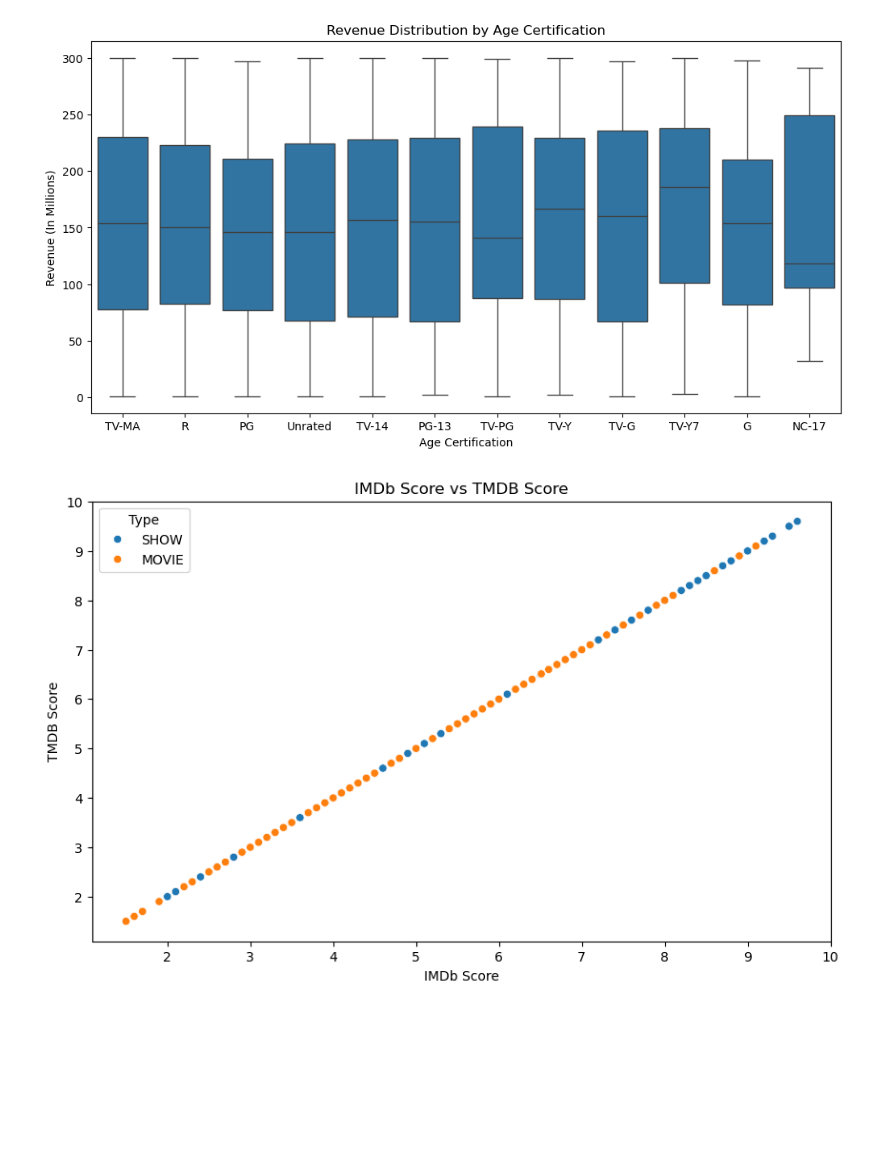
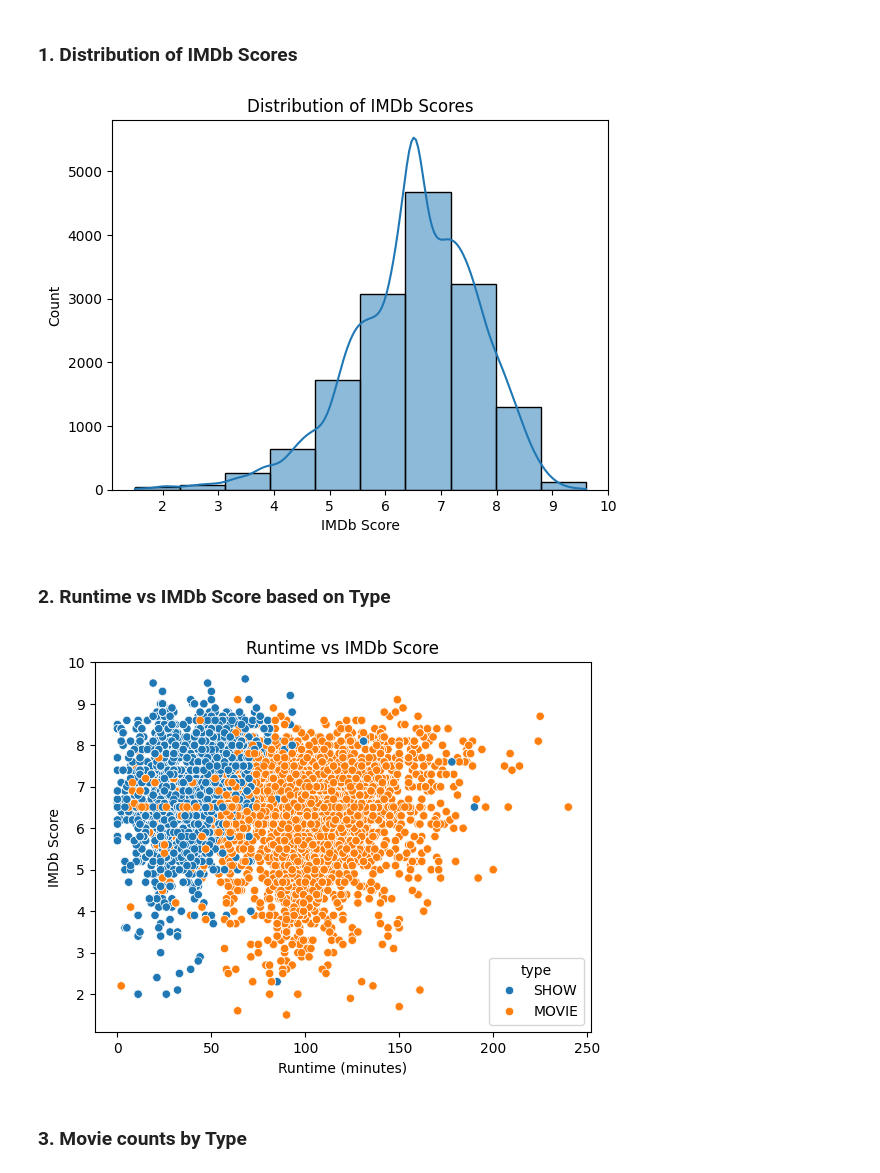
Before and after one commit to amandeep-singh28/Trending-Movies-Data-Analysis-and-Popularity-Prediction, a Jupyter notebook: 02_Data_Visualization.ipynb, the cells around one changed output. Cells and saved outputs as stored; diff of their text form; code cells hidden in the pictures; blank space fills up the shorter version.

```diff
--- a/02_Data_Visualization.ipynb
+++ b/02_Data_Visualization.ipynb
@@ -42,0 +17,4 @@ plt.show()
+# %%
+df['genre'] = df['genre'].str.replace("[", '').str.replace("]", '')
+df['genre']=df['genre'].astype(str)
+df=df.reset_index(level=None,drop=True)
@@ -43,21 +33,24 @@ plt.show()
+# %% [markdown]
+### 1. Distribution of IMDb Scores
 # %%
 #Boxplot: Revenue by Age Certification
-plt.figure(figsize=(12,6))
-sns.boxplot(x='age_certification', y='Revenue(In Millions)', data=df)
-plt.title('Revenue Distribution by Age Certification')
-plt.xlabel('Age Certification')
-plt.ylabel('Revenue (In Millions)')
+sns.histplot(df['imdb_score'], kde=True, bins=10)
+plt.title('Distribution of IMDb Scores')
+plt.xlabel('IMDb Score')
+plt.ylabel('Count')
 plt.show()
 # %% [output]
-[figure, old version]
+[figure, new version]
+# %% [markdown]
+### 2. Runtime vs IMDb Score based on Type
 # %%
-plt.figure(figsize=(10,6))
-sns.scatterplot(x='imdb_score', y='tmdb_score', data=df, hue='type')
-plt.title('IMDb Score vs TMDB Score')
-plt.xlabel('IMDb Score')
-plt.ylabel('TMDB Score')
-plt.legend(title='Type')
+sns.scatterplot(data=df, x='runtime', y='imdb_score', hue='type')
+plt.title('Runtime vs IMDb Score')
+plt.xlabel('Runtime (minutes)')
+plt.ylabel('IMDb Score')
 plt.show()
 # %% [output]
-[figure, old version]
+[figure, new version]
+# %% [markdown]
+### 3. Movie counts by Type
 # %%
```
Also changed, not shown: parts of 25 cells of this notebook.
